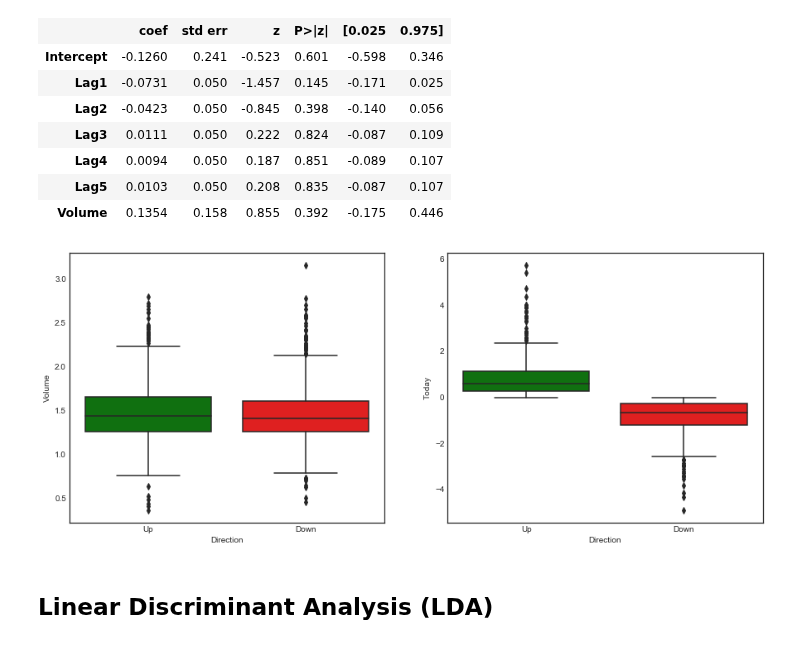
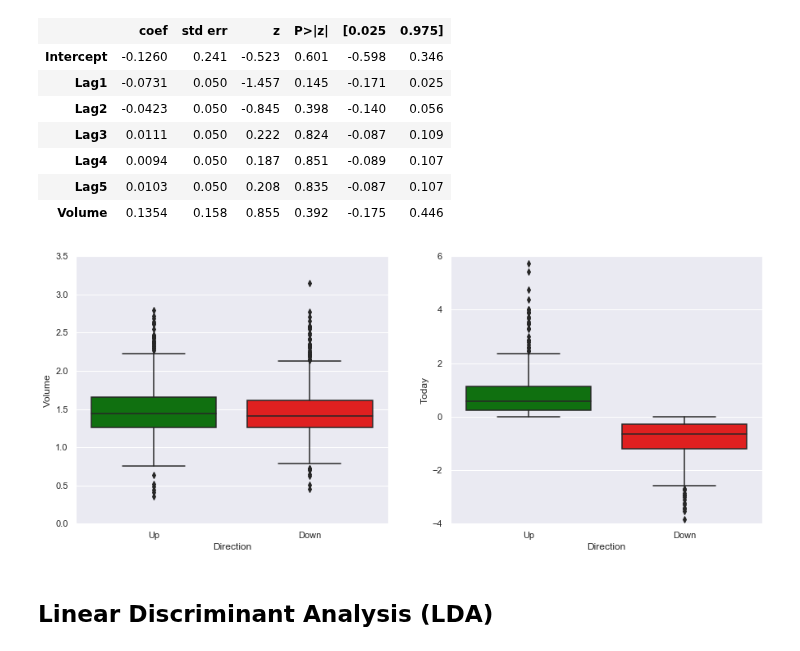
Before and after one commit to HatefDastour/Notes, a Jupyter notebook: Statistical_Learning/A_Comparison_of_Classification_Methods.ipynb, the cells around one changed output. Cells and saved outputs as stored; diff of their text form; code cells hidden in the pictures.

```diff
--- a/Statistical_Learning/A_Comparison_of_Classification_Methods.ipynb
+++ b/Statistical_Learning/A_Comparison_of_Classification_Methods.ipynb
@@ -16,8 +16,16 @@ from sklearn import neighbors
 import statsmodels.api as sm
 import statsmodels.formula.api as smf
 
+# plots
+import matplotlib.pyplot as plt
+import seaborn as sns
+
+plt.style.use('ggplot')
+plt.rcParams['axes.labelsize'] = 14
+plt.rcParams['xtick.labelsize'] = 12
+plt.rcParams['ytick.labelsize'] = 12
+plt.rcParams['text.color'] = 'k'
 %matplotlib inline
-plt.style.use('seaborn-white')
 import warnings
 warnings.filterwarnings("ignore")
 # %% [markdown]
@@ -109,0 +110,8 @@ Text(0, 0.5, 'Volume')
+# %%
+sns.set(color_codes=True)
+fig, ax = plt.subplots(1,1, figsize=(10,6))
+_ = ax.scatter(np.arange(0,len(df)), df['Volume'])
+_ = ax.set_xlabel('Index', fontsize =14)
+_ = ax.set_ylabel('Volume', fontsize =14)
+_ = ax.set_xlim([-50, 1400])
+_ = ax.set_ylim([0, 4])
@@ -193,10 +195,12 @@ Results.summary().tables[1]
 | Volume | 0.1354 | 0.158 | 0.855 | 0.392 | -0.175 | 0.446 |
 # %%
 fig, (ax1, ax2) = plt.subplots(1,2, figsize=(15,6))
-sns.boxplot('Direction', 'Volume', data=df, orient='v', ax=ax1,  palette={'Up':'green', 'Down':'Red'});
-sns.boxplot('Direction', 'Today', data=df, orient='v', ax=ax2,  palette={'Up':'green', 'Down':'Red'});
+_ = sns.boxplot('Direction', 'Volume', data=df, orient='v', ax=ax1,  palette={'Up':'green', 'Down':'Red'})
+_ = ax1.set_ylim([0, 3.5])
+_ = sns.boxplot('Direction', 'Today', data=df, orient='v', ax=ax2,  palette={'Up':'green', 'Down':'Red'})
+_ = ax2.set_ylim([-4, 6])
 # %% [output]
-[figure, old version]
+[figure, new version]
 # %% [markdown]
 ## Linear Discriminant Analysis (LDA)
 # %% [markdown]
```
Also changed, not shown: parts of 9 cells of this notebook, 8 other files.
